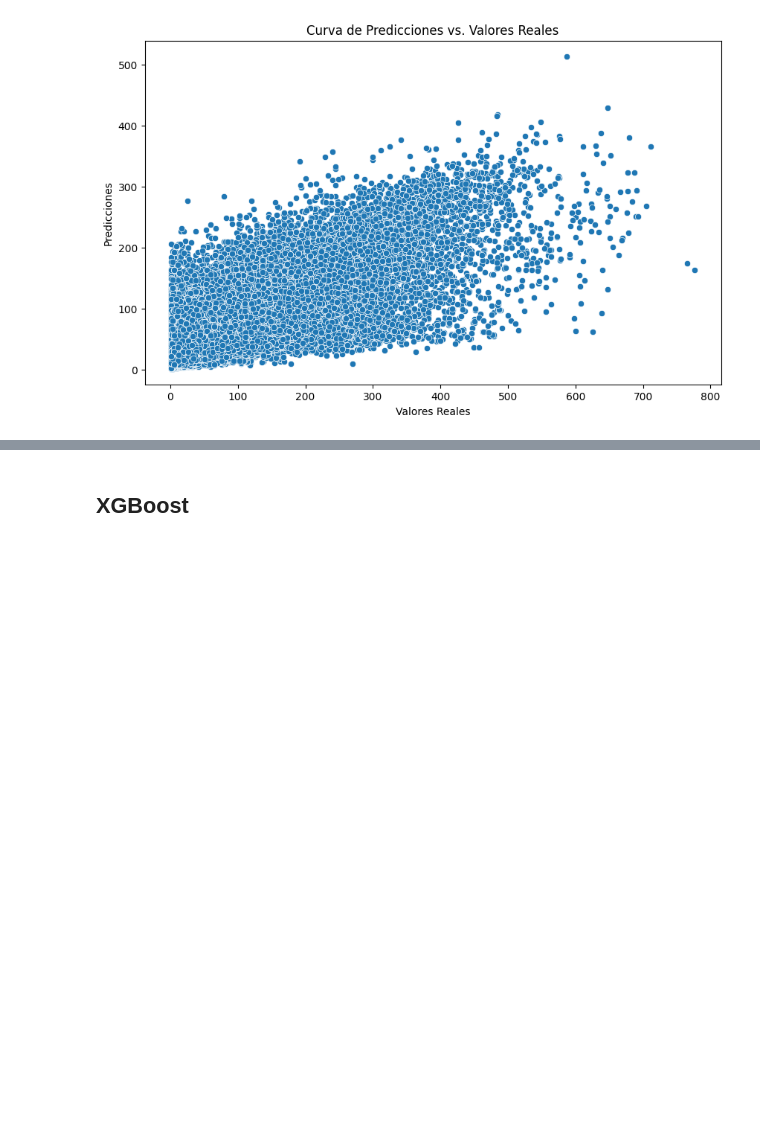
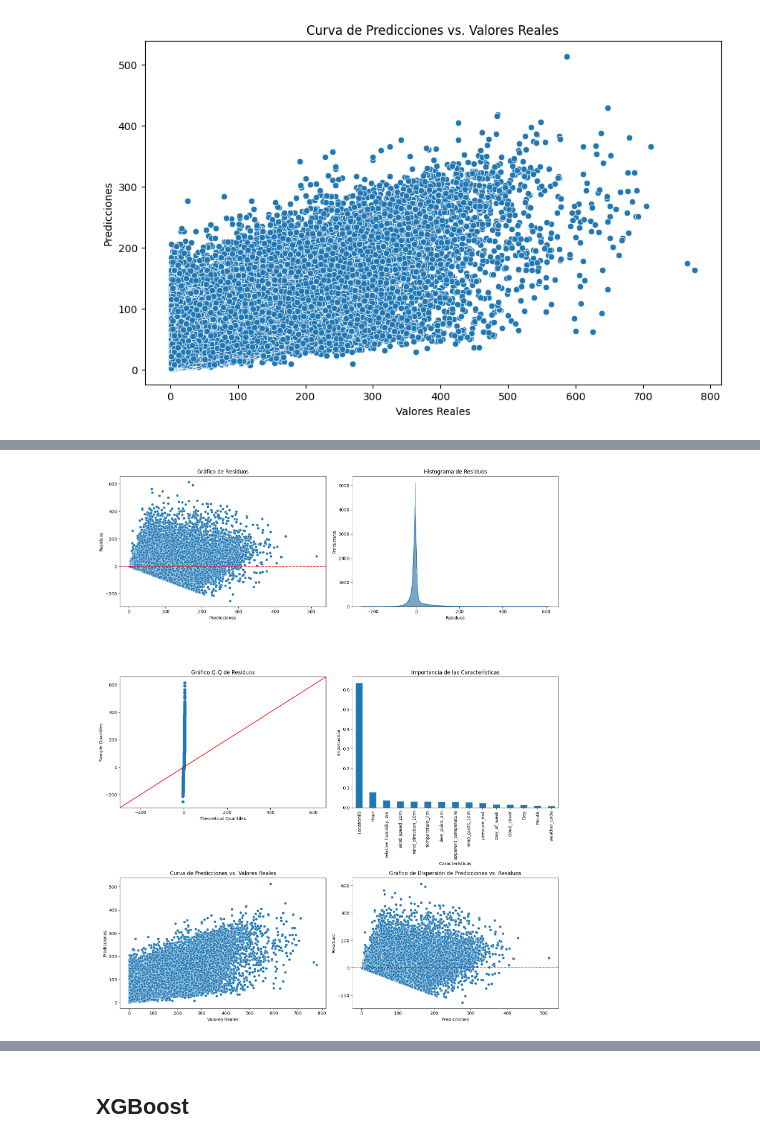
Before and after one commit to lmunozm1702/taxi_electrico_nyc, a Jupyter notebook: ML/ML_Model.ipynb, the cells around one changed output, grey strips where cells are left out. Saved outputs shown, nothing was run; the diff lists cells and outputs as text; code cells hidden in the pictures; blank space fills up the shorter version.

Commit message:
añadir codigo Modelo ML

```diff
--- a/ML/ML_Model.ipynb
+++ b/ML/ML_Model.ipynb
@@ -107,0 +151,51 @@ dtype: float64
+# %%
+import statsmodels.api as sm
+
+# Suponiendo que ya tienes las predicciones y los residuos
+residuals = y_test - y_pred
+
+# Crear subgráficos
+fig, axes = plt.subplots(3, 2, figsize=(15, 18))
+
+# Gráfico de Residuos
+sns.scatterplot(x=y_pred, y=residuals, ax=axes[0, 0])
+axes[0, 0].axhline(0, color='r', linestyle='--')
+axes[0, 0].set_title("Gráfico de Residuos")
+axes[0, 0].set_xlabel("Predicciones")
+axes[0, 0].set_ylabel("Residuos")
+
+# Histograma de Residuos
+sns.histplot(residuals, kde=True, ax=axes[0, 1])
+axes[0, 1].set_title("Histograma de Residuos")
+axes[0, 1].set_xlabel("Residuos")
+axes[0, 1].set_ylabel("Frecuencia")
+
+# Gráfico Q-Q de Residuos
+sm.qqplot(residuals, line='45', ax=axes[1, 0])
+axes[1, 0].set_title("Gráfico Q-Q de Residuos")
+
+# Gráfico de Importancia de Características
+importancia_caracteristicas = pd.Series(model.feature_importances_, index=predictors).sort_values(ascending=False)
+importancia_caracteristicas.plot(kind='bar', ax=axes[1, 1])
+axes[1, 1].set_title("Importancia de las Características")
+axes[1, 1].set_xlabel("Características")
+axes[1, 1].set_ylabel("Importancia")
+
+# Gráfico de Dispersión Predicción vs. Valores Reales
+sns.scatterplot(x=y_test, y=y_pred, ax=axes[2, 0])
+axes[2, 0].set_title("Curva de Predicciones vs. Valores Reales")
+axes[2, 0].set_xlabel("Valores Reales")
+axes[2, 0].set_ylabel("Predicciones")
+
+# Gráfico de Dispersión Predicción vs. Residuos
+sns.scatterplot(x=y_pred, y=residuals, ax=axes[2, 1])
+axes[2, 1].axhline(0, color='r', linestyle='--')
+axes[2, 1].set_title("Gráfico de Dispersión de Predicciones vs. Residuos")
+axes[2, 1].set_xlabel("Predicciones")
+axes[2, 1].set_ylabel("Residuos")
+
+# Ajustar el diseño
+plt.tight_layout()
+plt.show()
+# %% [output]
+[figure, added]
```
Also changed, not shown: parts of 13 cells of this notebook.
